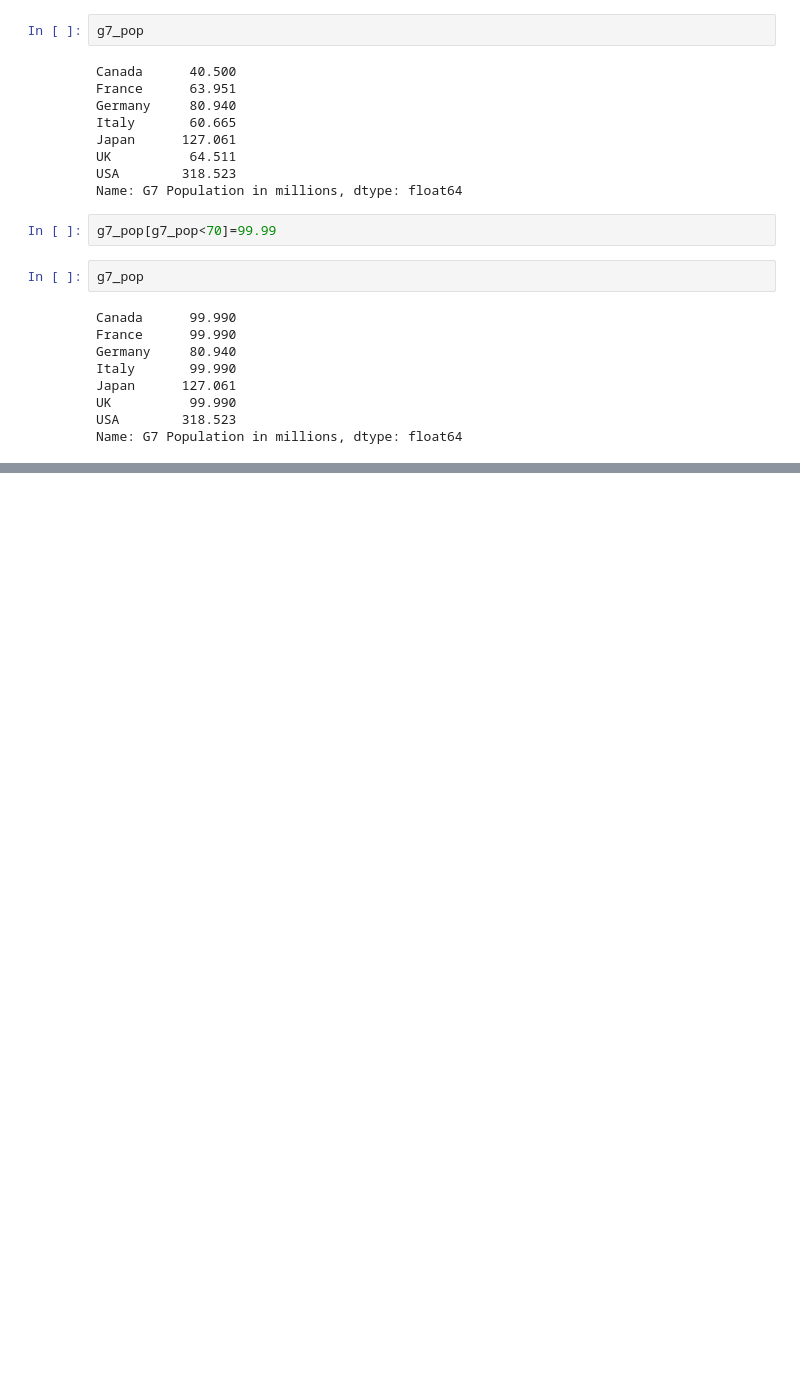
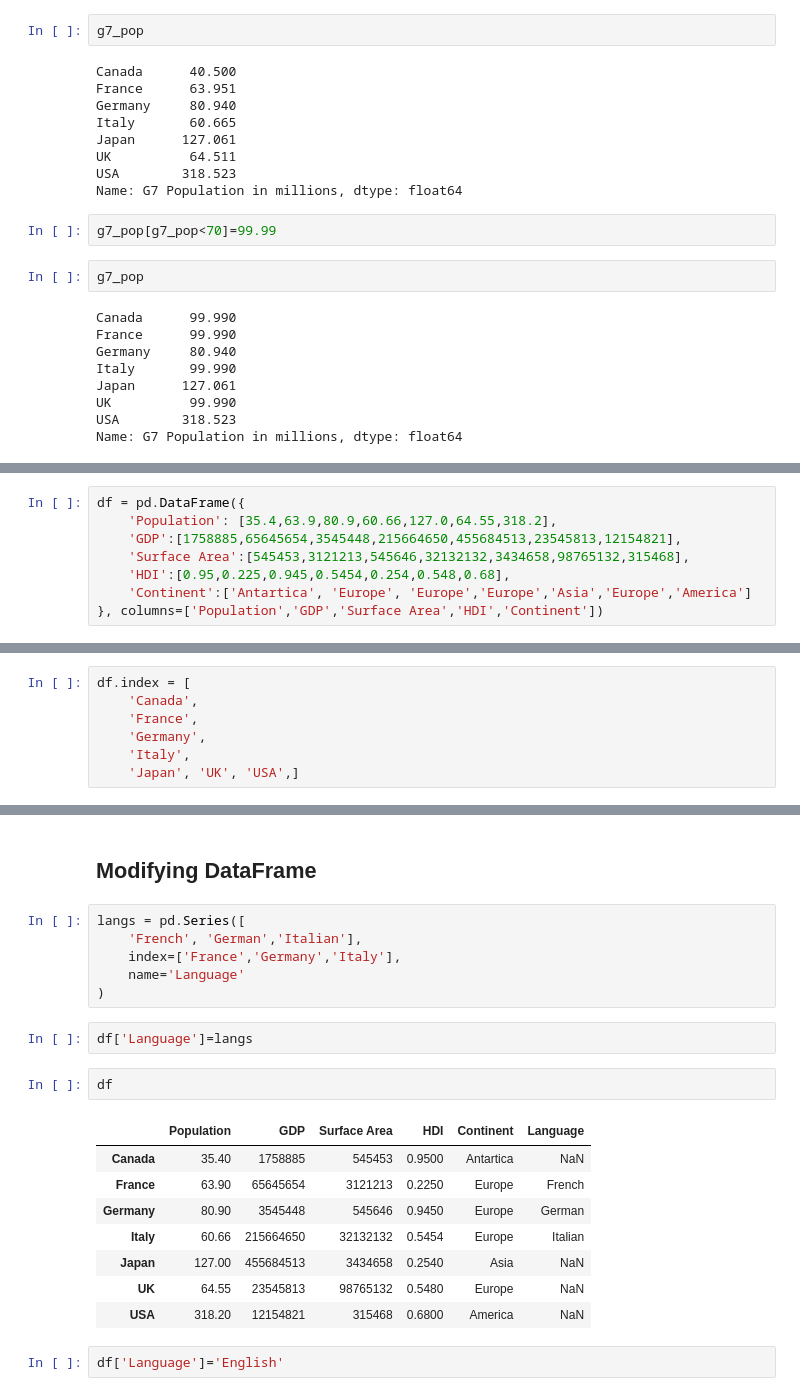
Before and after one commit to omsouravsharma/DataAnalysis_python, a Jupyter notebook: Data_analysis.ipynb, the cells around one changed output, grey strips where cells are left out. Saved outputs shown, nothing was run; the diff lists cells and outputs as text; blank space fills up the shorter version.

```diff
--- a/Data_analysis.ipynb
+++ b/Data_analysis.ipynb
@@ -784,0 +788,8 @@ Name: G7 Population in millions, dtype: float64
+# %%
+df = pd.DataFrame({
+    'Population': [35.4,63.9,80.9,60.66,127.0,64.55,318.2],
+    'GDP':[1758885,65645654,3545448,215664650,455684513,23545813,12154821],
+    'Surface Area':[545453,3121213,545646,32132132,3434658,98765132,315468],
+    'HDI':[0.95,0.225,0.945,0.5454,0.254,0.548,0.68],
+    'Continent':['Antartica', 'Europe', 'Europe','Europe','Asia','Europe','America']
+}, columns=['Population','GDP','Surface Area','HDI','Continent'])
@@ -784,0 +807,7 @@ Name: G7 Population in millions, dtype: float64
+# %%
+df.index = [
+    'Canada',
+    'France',
+    'Germany',
+    'Italy',
+    'Japan', 'UK', 'USA',]
@@ -784,0 +1020,23 @@ Name: G7 Population in millions, dtype: float64
+# %% [markdown]
+## Modifying DataFrame
+# %%
+langs = pd.Series([
+    'French', 'German','Italian'],
+    index=['France','Germany','Italy'],
+    name='Language'
+)
+# %%
+df['Language']=langs
+# %%
+df
+# %% [output]
+|  | Population | GDP | Surface Area | HDI | Continent | Language |
+| Canada | 35.40 | 1758885 | 545453 | 0.9500 | Antartica | NaN |
+| France | 63.90 | 65645654 | 3121213 | 0.2250 | Europe | French |
+| Germany | 80.90 | 3545448 | 545646 | 0.9450 | Europe | German |
+| Italy | 60.66 | 215664650 | 32132132 | 0.5454 | Europe | Italian |
+| Japan | 127.00 | 455684513 | 3434658 | 0.2540 | Asia | NaN |
+| UK | 64.55 | 23545813 | 98765132 | 0.5480 | Europe | NaN |
+| USA | 318.20 | 12154821 | 315468 | 0.6800 | America | NaN |
+# %%
+df['Language']='English'
```
Also changed, not shown: parts of 32 cells of this notebook.
